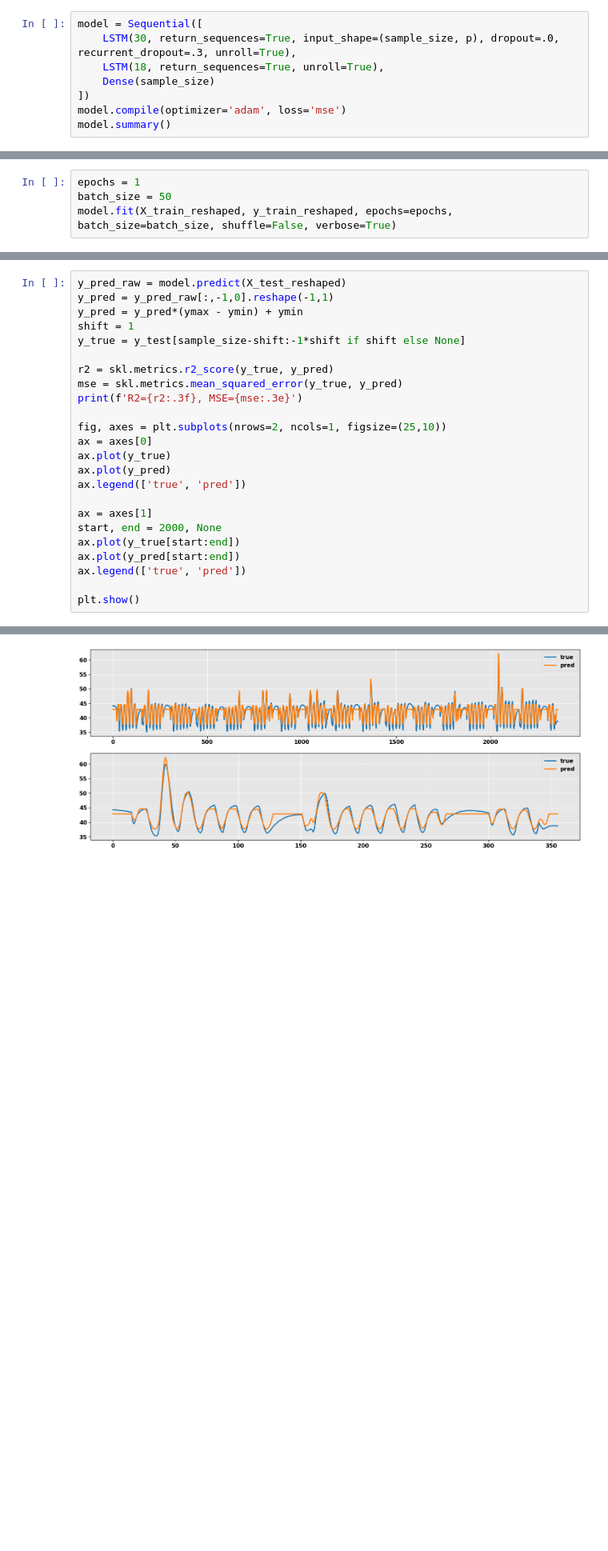
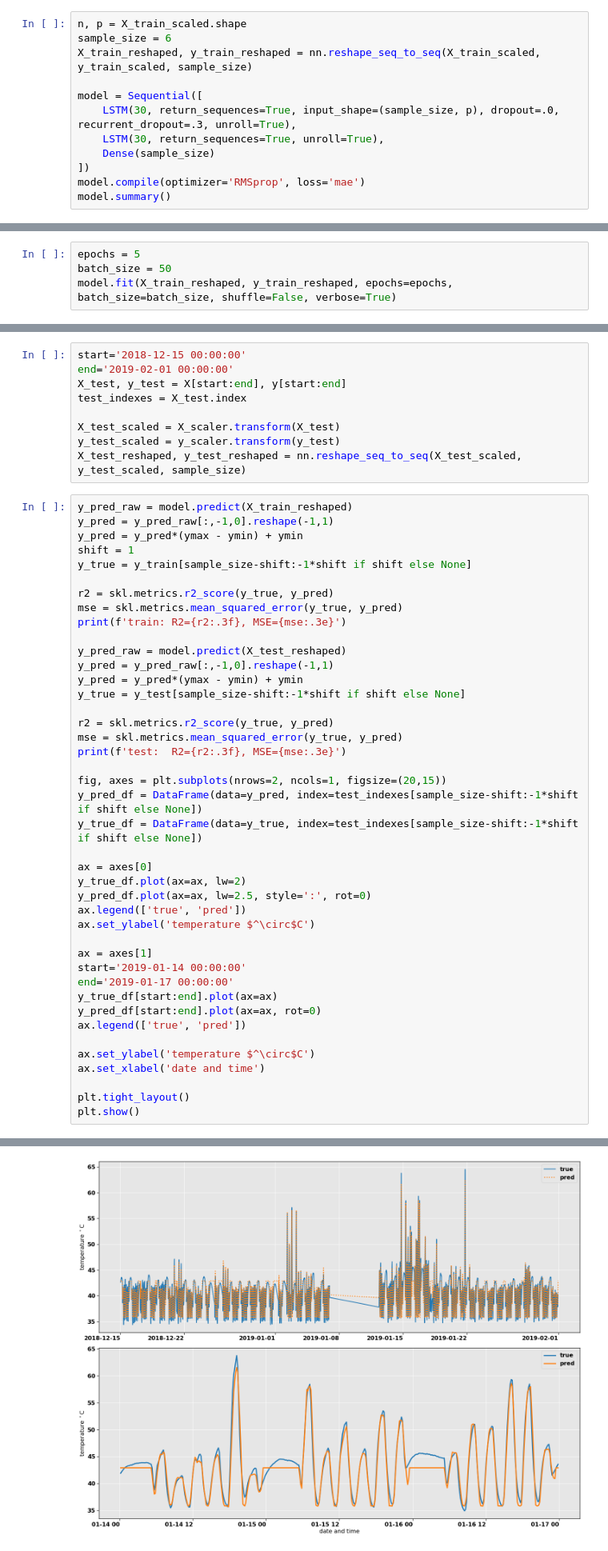
Before and after one commit to fonstelien/FYS-STK4155, a Jupyter notebook: project3/source/project3.ipynb, the cells around one changed output, grey strips where cells are left out. Shown at 80% size. Cells and saved outputs as stored; diff of their text form; blank space fills up the shorter version.

```diff
--- a/project3/source/project3.ipynb
+++ b/project3/source/project3.ipynb
@@ -236,9 +211,13 @@ X_test_reshaped, y_test_reshaped = reshape(X_test_scaled, y_test_scaled, sample_
 # %%
+n, p = X_train_scaled.shape
+sample_size = 6
+X_train_reshaped, y_train_reshaped = nn.reshape_seq_to_seq(X_train_scaled, y_train_scaled, sample_size)
+
 model = Sequential([
     LSTM(30, return_sequences=True, input_shape=(sample_size, p), dropout=.0, recurrent_dropout=.3, unroll=True),
-    LSTM(18, return_sequences=True, unroll=True),
+    LSTM(30, return_sequences=True, unroll=True),
     Dense(sample_size)
 ])
-model.compile(optimizer='adam', loss='mse')
+model.compile(optimizer='RMSprop', loss='mae')
 model.summary()
 # %% [output]
@@ -257,7 +236,7 @@ Trainable params: 7,722
 Non-trainable params: 0
 _________________________________________________________________
 # %%
-epochs = 1
+epochs = 5
 batch_size = 50
 model.fit(X_train_reshaped, y_train_reshaped, epochs=epochs, batch_size=batch_size, shuffle=False, verbose=True)
 # %% [output]
@@ -265,26 +253,53 @@ model.fit(X_train_reshaped, y_train_reshaped, epochs=epochs, batch_size=batch_si
 <tensorflow.python.keras.callbacks.History at 0x...>
+# %%
+start='2018-12-15 00:00:00'
+end='2019-02-01 00:00:00'
+X_test, y_test = X[start:end], y[start:end]
+test_indexes = X_test.index
+
+X_test_scaled = X_scaler.transform(X_test)
+y_test_scaled = y_scaler.transform(y_test)
+X_test_reshaped, y_test_reshaped = nn.reshape_seq_to_seq(X_test_scaled, y_test_scaled, sample_size)
 # %%
+y_pred_raw = model.predict(X_train_reshaped)
+y_pred = y_pred_raw[:,-1,0].reshape(-1,1)
+y_pred = y_pred*(ymax - ymin) + ymin
+shift = 1
+y_true = y_train[sample_size-shift:-1*shift if shift else None]
+
+r2 = skl.metrics.r2_score(y_true, y_pred)
+mse = skl.metrics.mean_squared_error(y_true, y_pred)
+print(f'train: R2={r2:.3f}, MSE={mse:.3e}')
+
 y_pred_raw = model.predict(X_test_reshaped)
 y_pred = y_pred_raw[:,-1,0].reshape(-1,1)
 y_pred = y_pred*(ymax - ymin) + ymin
-shift = 1
 y_true = y_test[sample_size-shift:-1*shift if shift else None]
 
 r2 = skl.metrics.r2_score(y_true, y_pred)
 mse = skl.metrics.mean_squared_error(y_true, y_pred)
-print(f'R2={r2:.3f}, MSE={mse:.3e}')
+print(f'test:  R2={r2:.3f}, MSE={mse:.3e}')
 
-fig, axes = plt.subplots(nrows=2, ncols=1, figsize=(25,10))
+fig, axes = plt.subplots(nrows=2, ncols=1, figsize=(20,15))
+y_pred_df = DataFrame(data=y_pred, index=test_indexes[sample_size-shift:-1*shift if shift else None])
+y_true_df = DataFrame(data=y_true, index=test_indexes[sample_size-shift:-1*shift if shift else None])
+
 ax = axes[0]
-ax.plot(y_true)
-ax.plot(y_pred)
+y_true_df.plot(ax=ax, lw=2)
+y_pred_df.plot(ax=ax, lw=2.5, style=':', rot=0)
+ax.legend(['true', 'pred'])
+ax.set_ylabel('temperature $^\circ$C')
+
+ax = axes[1]
+start='2019-01-14 00:00:00'
+end='2019-01-17 00:00:00'
+y_true_df[start:end].plot(ax=ax)
+y_pred_df[start:end].plot(ax=ax, rot=0)
 ax.legend(['true', 'pred'])
 
-ax = axes[1]
-start, end = 2000, None
-ax.plot(y_true[start:end])
-ax.plot(y_pred[start:end])
-ax.legend(['true', 'pred'])
+ax.set_ylabel('temperature $^\circ$C')
+ax.set_xlabel('date and time')
 
+plt.tight_layout()
 plt.show()
 # %% [output]
@@ -292 +308 @@ R2=0.848, MSE=1.559e+00
-[figure, old version]
+[figure, new version]
```
Also changed, not shown: parts of 23 cells of this notebook, 3 other files.
